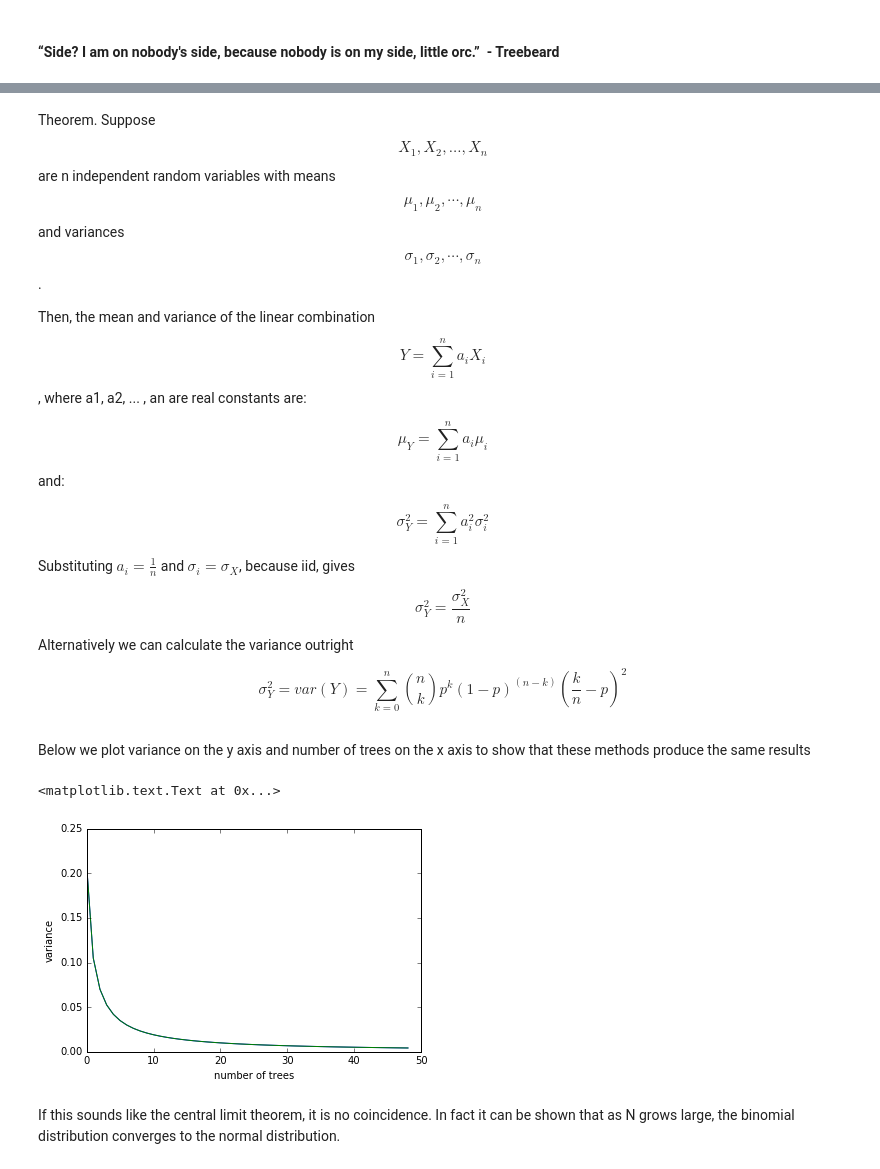
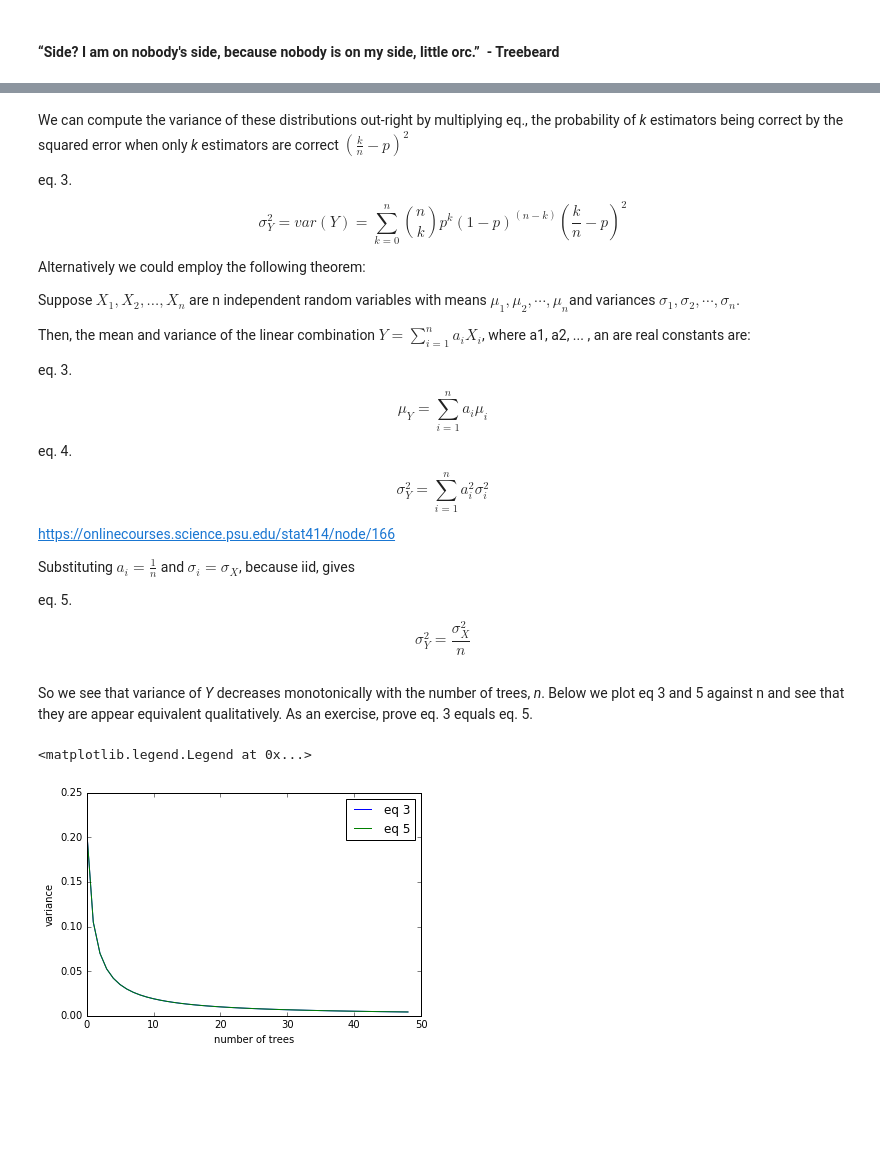
Before and after one commit to ehullander/RandomForestBasics, a Jupyter notebook: Bias Variance of Binomial Dist.ipynb, the cells around one changed output, grey strips where cells are left out. Drawn from its saved outputs; the diff is of its cells as text; code cells hidden in the pictures; blank space fills up the shorter version.

```diff
--- a/Bias Variance of Binomial Dist.ipynb
+++ b/Bias Variance of Binomial Dist.ipynb
@@ -67,24 +72,24 @@ for n in xrange(1,5):
 # %% [markdown]
+We can compute the variance of these distributions out-right by multiplying eq., the probability of *k* estimators being correct by the squared error when only *k* estimators are correct $(\frac{k}{n} - p)^2$
 
 
-Theorem. Suppose $$X_1, X_2, ... , X_n$$ are n independent random variables with means $$\mu_1,\mu_2,⋯,\mu_n $$and variances $$\sigma_1,\sigma_2,⋯,\sigma_n $$.
+eq. 3. $$\sigma^2_Y = var(Y) = \sum\limits_{k=0}^{n}{n \choose k}p^k (1-p)^{(n-k)} (\frac{k}{n} - p)^2$$
 
-Then, the mean and variance of the linear combination $$Y = \sum\limits_{i=1}^{n} a_i X_i$$, where a1, a2, ... , an are real constants are:
+Alternatively we could employ the following theorem:
 
-$$\mu_Y = \sum\limits_{i=1}^{n} a_i \mu_i$$and:
+Suppose $X_1, X_2, ... , X_n$ are n independent random variables with means $\mu_1,\mu_2,⋯,\mu_n $and variances $\sigma_1,\sigma_2,⋯,\sigma_n $.
 
-$$\sigma^2_Y = \sum\limits_{i=1}^{n} a^2_i \sigma^2_i$$
+Then, the mean and variance of the linear combination $Y = \sum\limits_{i=1}^{n} a_i X_i$, where a1, a2, ... , an are real constants are:
+
+eq. 3.  $$\mu_Y = \sum\limits_{i=1}^{n} a_i \mu_i$$
+eq. 4.  $$\sigma^2_Y = \sum\limits_{i=1}^{n} a^2_i \sigma^2_i$$
+
+https://onlinecourses.science.psu.edu/stat414/node/166
 
 Substituting $a_i= \frac{1}{n}$ and $\sigma_i = \sigma_X$, because iid, gives
 
-$$\sigma^2_Y = \frac{\sigma^2_X}{n}$$
-
-Alternatively we can calculate the variance outright
-
-
-
-$$\sigma^2_Y = var(Y) = \sum\limits_{k=0}^{n}{n \choose k}p^k (1-p)^{(n-k)} (\frac{k}{n} - p)^2$$
+eq. 5.  $$\sigma^2_Y = \frac{\sigma^2_X}{n}$$
-# %% [markdown]
-Below we plot variance on the y axis and number of trees on the x axis to show that these methods produce the same results
+# %% [markdown]
+So we see that variance of *Y* decreases monotonically with the number of trees, *n*.  Below we plot eq 3 and 5 against n and see that they are appear equivalent qualitatively.  As an exercise, prove eq. 3 equals eq. 5.
 # %%
 '''
@@ -108,11 +115,10 @@ for N in range(1,50):
 result2 = 1.0*p*(1-p)/np.array(range(1,50))
-# %%
-plt.plot(result)
-plt.plot(result2)
-plt.xlabel('number of trees')
-plt.ylabel('variance')
-# %% [output]
-<matplotlib.text.Text at 0x...>
-[figure, removed]
-# %% [markdown]
-If this sounds like the central limit theorem, it is no coincidence.  In fact it can be shown that as N grows large, the binomial distribution converges to the normal distribution.
+# %%
+plt.xlabel('number of trees')
+plt.ylabel('variance')
+plt.plot(result, label = 'eq 3')
+plt.plot(result2, label = 'eq 5')
+plt.legend()
+# %% [output]
+<matplotlib.legend.Legend at 0x...>
+[figure, added]
```
Also changed, not shown: parts of 11 cells of this notebook, 1 other file.
